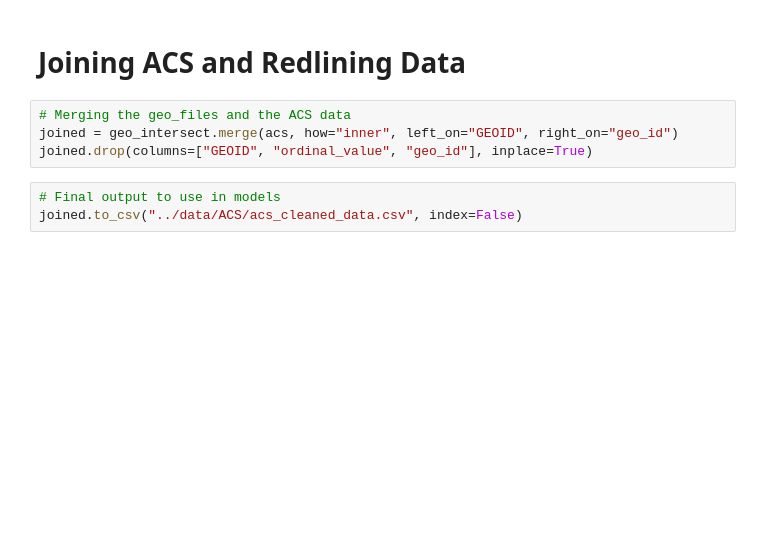
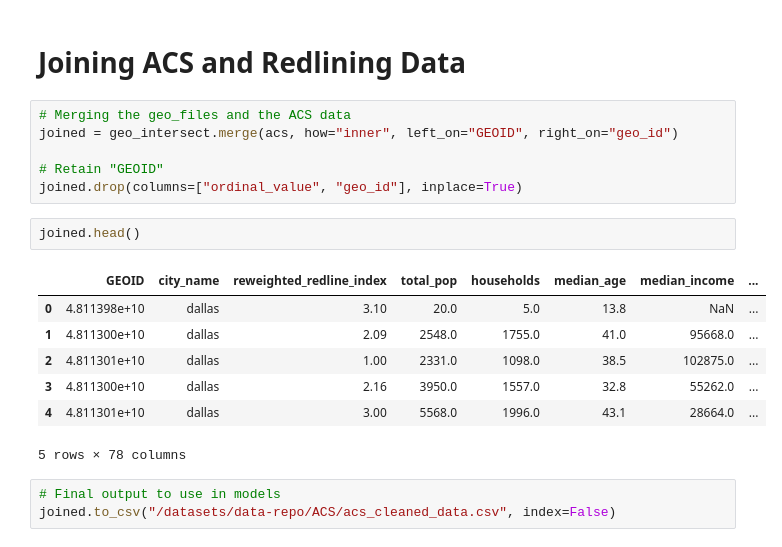
Before and after one commit to mjumbewu/COVIDRedlining, a Jupyter notebook: ACS/acs_data_cleaning.ipynb, the cells around one changed output. Drawn from its saved outputs; the diff is of its cells as text; blank space fills up the shorter version.

```diff
--- a/ACS/acs_data_cleaning.ipynb
+++ b/ACS/acs_data_cleaning.ipynb
@@ -841,10 +853,22 @@ geo_intersect[geo_intersect.reweighted_redline_index < 1]
 # %%
 # Merging the geo_files and the ACS data
 joined = geo_intersect.merge(acs, how="inner", left_on="GEOID", right_on="geo_id")
-joined.drop(columns=["GEOID", "ordinal_value", "geo_id"], inplace=True)
+
+# Retain "GEOID"
+joined.drop(columns=["ordinal_value", "geo_id"], inplace=True)
+# %%
+joined.head()
+# %% [output]
+|  | GEOID | city_name | reweighted_redline_index | total_pop | households | median_age | median_income | ... |
+| 0 | 4.811398e+10 | dallas | 3.10 | 20.0 | 5.0 | 13.8 | NaN | ... |
+| 1 | 4.811300e+10 | dallas | 2.09 | 2548.0 | 1755.0 | 41.0 | 95668.0 | ... |
+| 2 | 4.811301e+10 | dallas | 1.00 | 2331.0 | 1098.0 | 38.5 | 102875.0 | ... |
+| 3 | 4.811300e+10 | dallas | 2.16 | 3950.0 | 1557.0 | 32.8 | 55262.0 | ... |
+| 4 | 4.811301e+10 | dallas | 3.00 | 5568.0 | 1996.0 | 43.1 | 28664.0 | ... |
+5 rows × 78 columns
 # %%
 # Final output to use in models
-joined.to_csv("../data/ACS/acs_cleaned_data.csv", index=False)
+joined.to_csv("/datasets/data-repo/ACS/acs_cleaned_data.csv", index=False)
 # %% [markdown]
 <a style='text-decoration:none;line-height:16px;display:flex;color:#5B5B62;padding:10px;justify-content:end;' href='https://deepnote.com?utm_source=created-in-deepnote-cell&projectId=c9a4f701-31a5-4164-b3f3-c09cddf1309e' target="_blank">
 <img alt='Created in deepnote.com' style='display:inline;max-height:16px;margin:0px;margin-right:7.5px;' src='embedded-picture-1' > </img>
```
Also changed, not shown: parts of 10 cells of this notebook, 11 other files.
